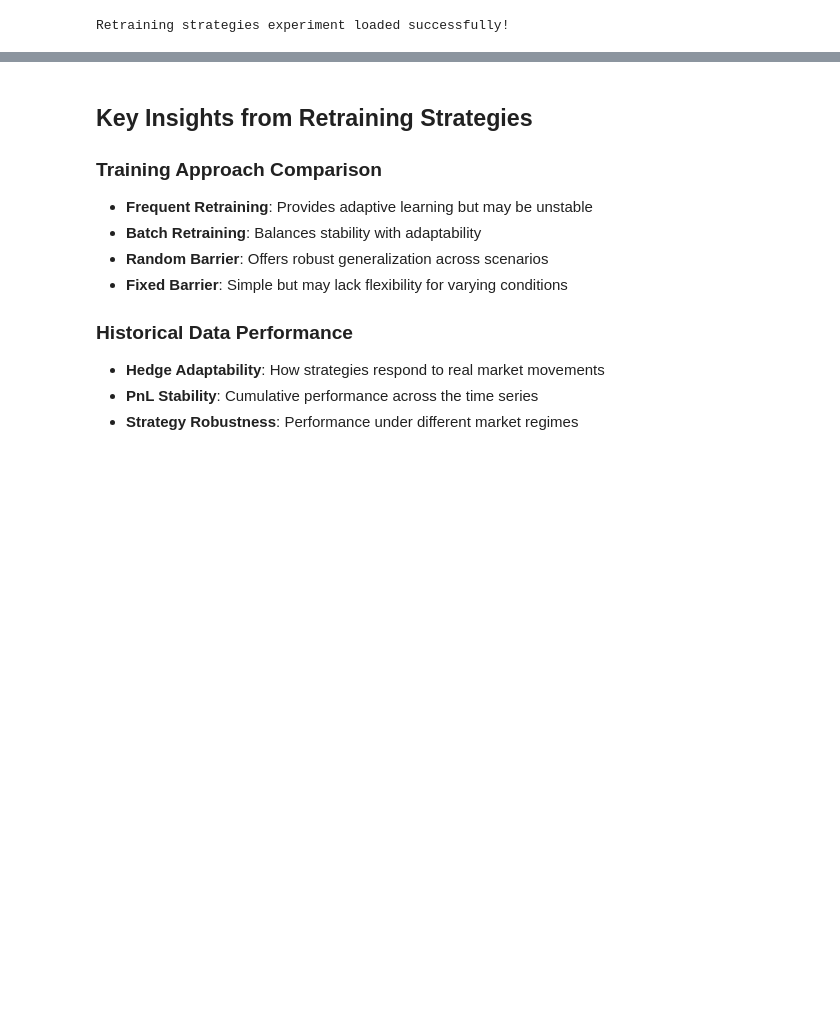
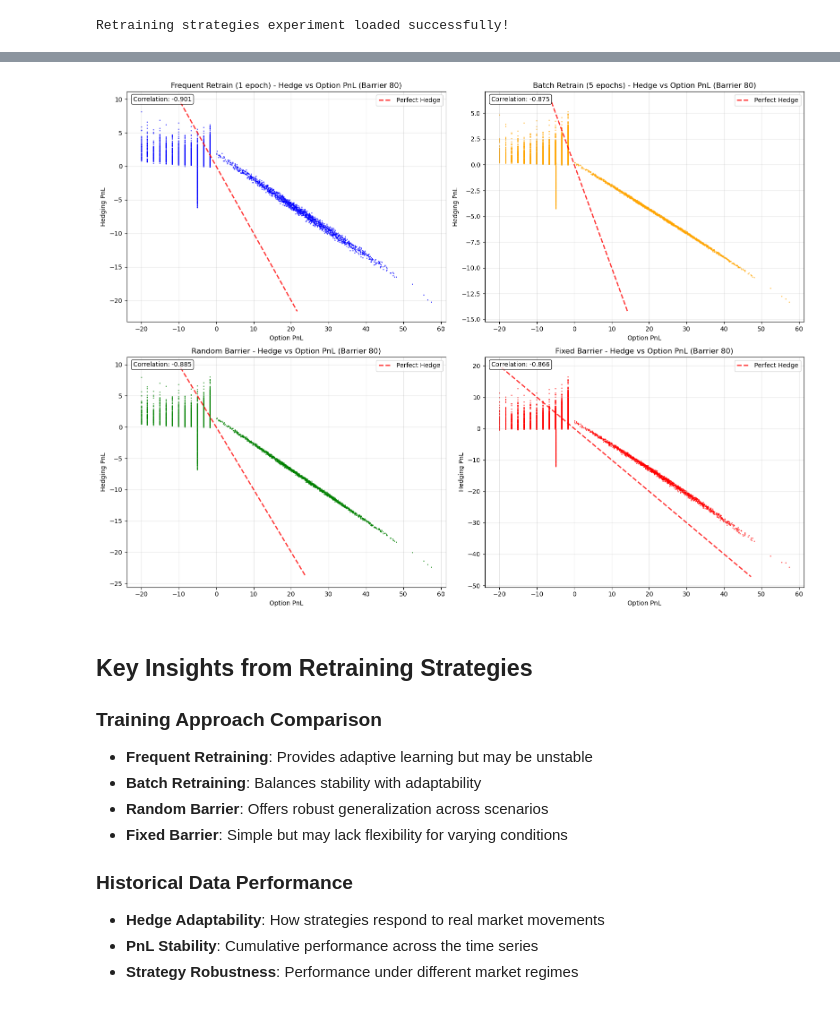
Before and after one commit to pfnet-research/pfhedge, a Jupyter notebook: note/snowball_4_retraining_strategies.ipynb, the cells around one changed output, grey strips where cells are left out. Cells and saved outputs as stored; diff of their text form; code cells hidden in the pictures; blank space fills up the shorter version.

```diff
--- a/note/snowball_4_retraining_strategies.ipynb
+++ b/note/snowball_4_retraining_strategies.ipynb
@@ -477,3 +380,36 @@ Fixed Barrier: Final PnL = -13.204085
+# %%
+# 只画前4个策略的scatter，避免IndexError
+fig, axes = plt.subplots(2, 2, figsize=(16, 12))
+axes = axes.flatten()
+for i, name in enumerate(strategy_names[:4]):
+    ax = axes[i]
+    if (option_pnl_data[80][i] is not None and hedge_pnl_data[80][i] is not None):
+        ax.scatter(option_pnl_data[80][i], hedge_pnl_data[80][i],
+                  alpha=0.6, s=1, color=colors[i])
+        ax.set_xlabel("Option PnL")
+        ax.set_ylabel("Hedging PnL")
+        ax.set_title(f"{name} - Hedge vs Option PnL (Barrier 80)")
+        ax.grid(True, alpha=0.3)
+        x_min, x_max = ax.get_xlim()
+        y_min, y_max = ax.get_ylim()
+        pts = np.array([max(x_min, -y_max), min(x_max, -y_min)])
+        ax.plot(pts, -pts, 'r--', linewidth=2, alpha=0.8, label='Perfect Hedge')
+        ax.legend()
+        if len(option_pnl_data[80][i]) > 1:
+            corr = np.corrcoef(option_pnl_data[80][i], hedge_pnl_data[80][i])[0, 1]
+            ax.text(0.02, 0.98, f'Correlation: {corr:.3f}',
+                   transform=ax.transAxes, verticalalignment='top',
+                   bbox=dict(boxstyle='round', facecolor='white', alpha=0.8))
+    else:
+        ax.text(0.5, 0.5, f"No data for {name}",
+               transform=ax.transAxes, ha='center', va='center')
+        ax.set_title(f"{name} - No Data Available")
+        ax.set_xlabel("Option PnL")
+        ax.set_ylabel("Hedging PnL")
+plt.tight_layout()
+plt.show()
+# %% [output]
+[figure, added]
 # %% [markdown]
 ## Key Insights from Retraining Strategies
 
```
Also changed, not shown: parts of 4 cells of this notebook, 7 other files.
